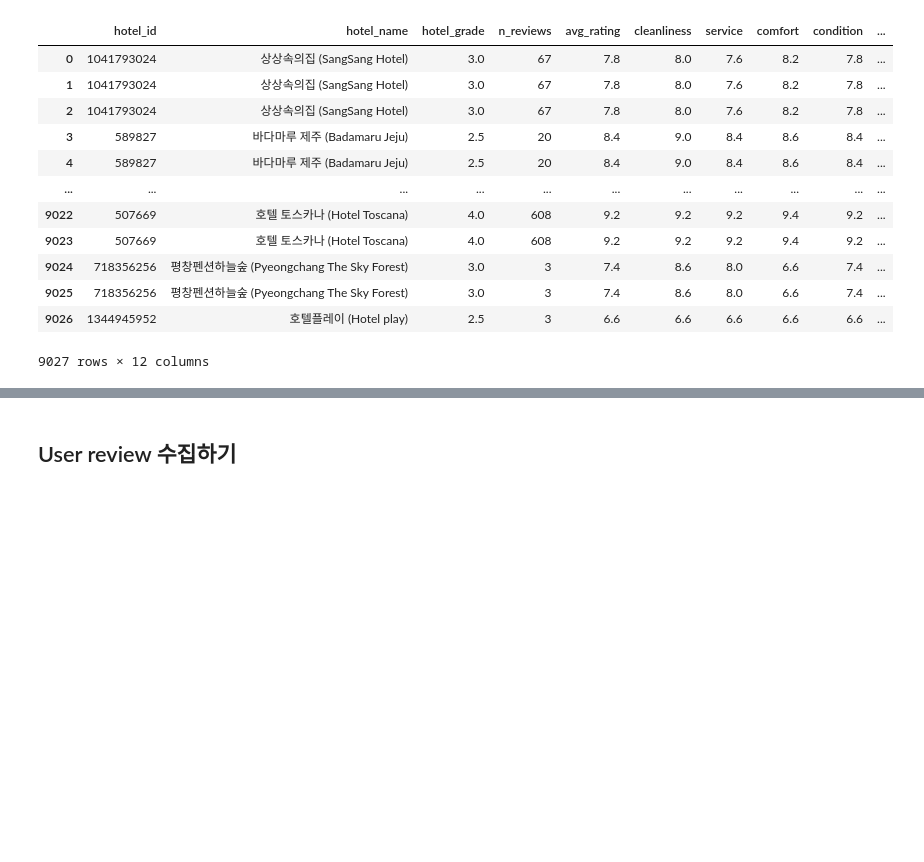
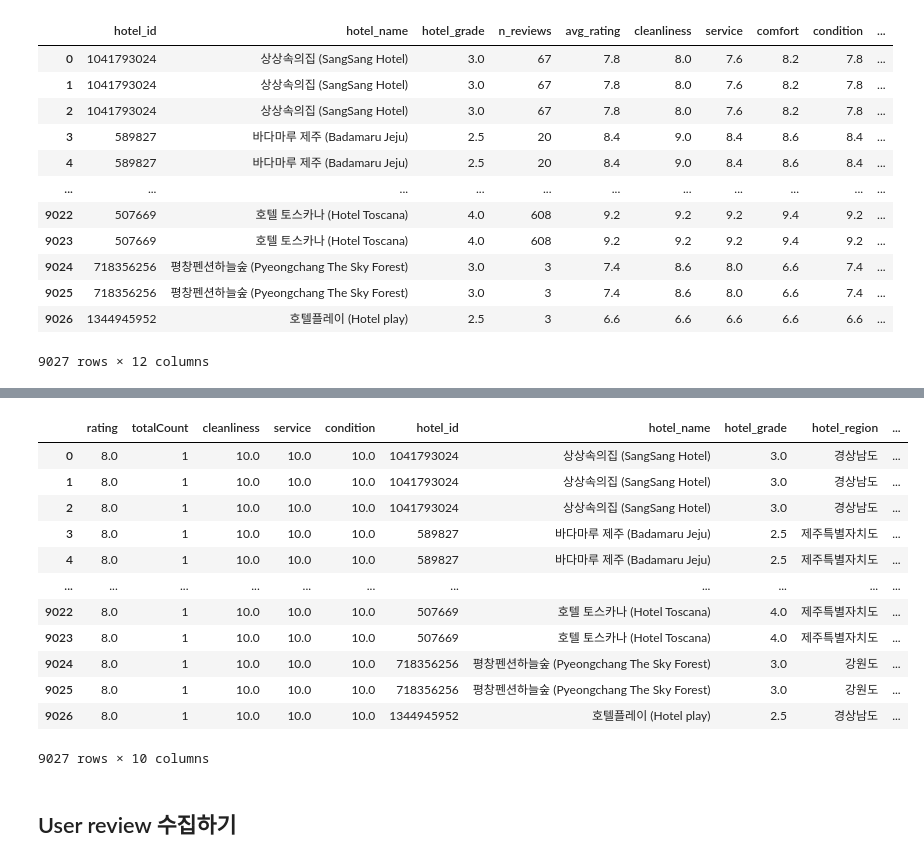
Before and after one commit to KEEPGOINGNOW/Fintech_Service_2nd, a Jupyter notebook: 03_Python/14_JSON언패킹_호텔스닷컴리뷰_자료정리.ipynb, the cells around one changed output, grey strips where cells are left out. Saved outputs shown, nothing was run; the diff lists cells and outputs as text; code cells hidden in the pictures; blank space fills up the shorter version.

```diff
--- a/03_Python/14_JSON언패킹_호텔스닷컴리뷰_자료정리.ipynb
+++ b/03_Python/14_JSON언패킹_호텔스닷컴리뷰_자료정리.ipynb
@@ -283,0 +309,29 @@ hotel_info_df
+# %%
+hotel_info = {}
+for idx, hotel in enumerate(data):
+#     print(f"{idx+1}/{len(data)}째 페이지 수집중")
+    hotel_id = hotel['data']['body']['pdpHeader']['hotelId']
+    hotel_name = hotel['data']['body']['propertyDescription']['name']
+    hotel_grade = hotel['data']['body']['propertyDescription']['starRating']
+
+    ## 총리뷰수, 평점, 세부평점(5가지 종류) -> 자동화(length 길이가 맞지 않는 오류 발생)
+    ## 무조건 for문을 하는 것이 능사는 아닐 수 있음 -> 시간이 오히려 늘어나고 오류 고치기 어려워짐
+    for key in overall:
+    #     print(key)
+        if key in ['totalCount','rating']:
+            hotel_info.setdefault(key, []).append(overall[key])
+        elif key == 'ratingAspects':
+            for ra_key in overall[key].keys():
+                hotel_info.setdefault(ra_key, []).append(overall[key].get(ra_key,0.0))
+    hotel_sido = hotel['data']['body']['propertyDescription']['address']['locality']
+    hotel_region = hotel['data']['body']['propertyDescription']['address'].get('region') if hotel_sido != '서울특별시' else '서울특별시'
+
+
+    hotel_info.setdefault("hotel_id", []).append(hotel_id)
+    hotel_info.setdefault("hotel_name", []).append(hotel_name)
+    hotel_info.setdefault("hotel_grade", []).append(hotel_grade)
+    hotel_info.setdefault("hotel_region", []).append(hotel_region)
+    hotel_info.setdefault("hotel_sido", []).append(hotel_sido)
+
+# hotel_info_df = pd.DataFrame(hotel_info)
+# hotel_info_df
@@ -284,3 +352,20 @@ hotel_info_df
+# %%
+hotel_info_df = pd.DataFrame(hotel_info)
+hotel_info_df
+# %% [output]
+|  | rating | totalCount | cleanliness | service | condition | hotel_id | hotel_name | hotel_grade | hotel_region | ... |
+| 0 | 8.0 | 1 | 10.0 | 10.0 | 10.0 | 1041793024 | 상상속의집 (SangSang Hotel) | 3.0 | 경상남도 | ... |
+| 1 | 8.0 | 1 | 10.0 | 10.0 | 10.0 | 1041793024 | 상상속의집 (SangSang Hotel) | 3.0 | 경상남도 | ... |
+| 2 | 8.0 | 1 | 10.0 | 10.0 | 10.0 | 1041793024 | 상상속의집 (SangSang Hotel) | 3.0 | 경상남도 | ... |
+| 3 | 8.0 | 1 | 10.0 | 10.0 | 10.0 | 589827 | 바다마루 제주 (Badamaru Jeju) | 2.5 | 제주특별자치도 | ... |
+| 4 | 8.0 | 1 | 10.0 | 10.0 | 10.0 | 589827 | 바다마루 제주 (Badamaru Jeju) | 2.5 | 제주특별자치도 | ... |
+| ... | ... | ... | ... | ... | ... | ... | ... | ... | ... | ... |
+| 9022 | 8.0 | 1 | 10.0 | 10.0 | 10.0 | 507669 | 호텔 토스카나 (Hotel Toscana) | 4.0 | 제주특별자치도 | ... |
+| 9023 | 8.0 | 1 | 10.0 | 10.0 | 10.0 | 507669 | 호텔 토스카나 (Hotel Toscana) | 4.0 | 제주특별자치도 | ... |
+| 9024 | 8.0 | 1 | 10.0 | 10.0 | 10.0 | 718356256 | 평창펜션하늘숲 (Pyeongchang The Sky Forest) | 3.0 | 강원도 | ... |
+| 9025 | 8.0 | 1 | 10.0 | 10.0 | 10.0 | 718356256 | 평창펜션하늘숲 (Pyeongchang The Sky Forest) | 3.0 | 강원도 | ... |
+| 9026 | 8.0 | 1 | 10.0 | 10.0 | 10.0 | 1344945952 | 호텔플레이 (Hotel play) | 2.5 | 경상남도 | ... |
+9027 rows × 10 columns
 # %% [markdown]
 ## User review 수집하기
 # %%
```
Also changed, not shown: parts of 6 cells of this notebook, 5 other files.
